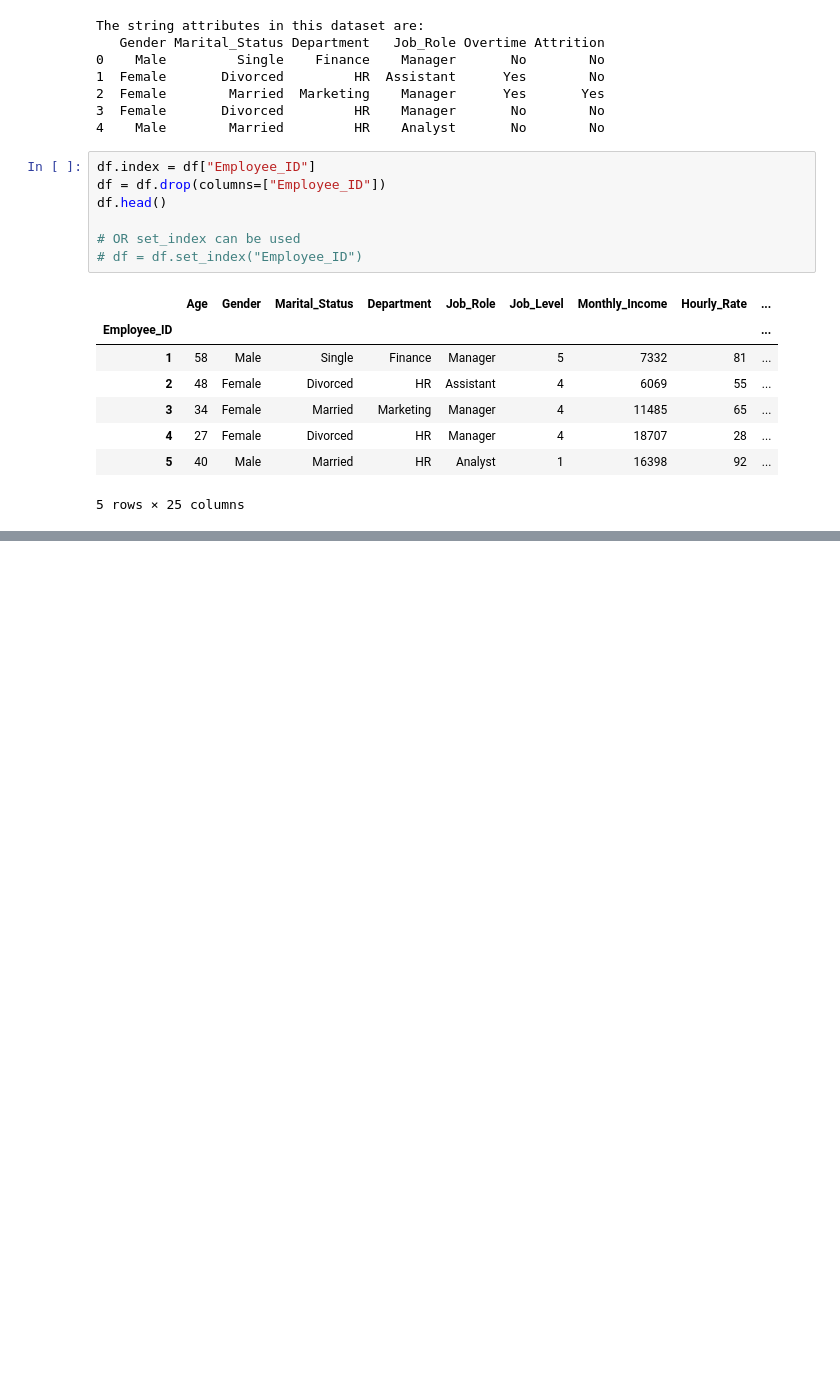
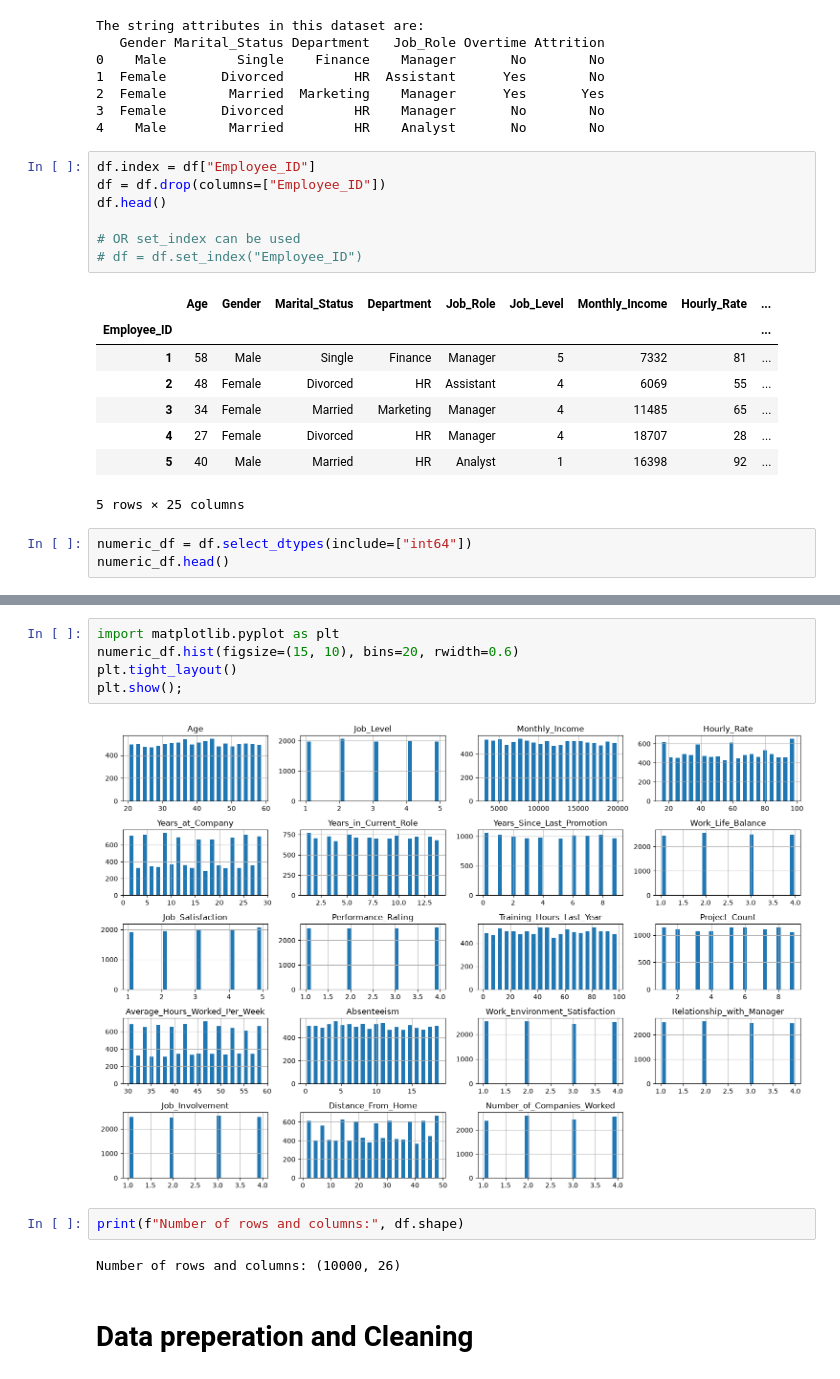
Before and after one commit to chadiboudaher/ml-dl-pytorch, a Jupyter notebook: src/projects/employe-attrition/notebook/eemployee_attrition.ipynb, the cells around one changed output, grey strips where cells are left out. Drawn from its saved outputs; the diff is of its cells as text; blank space fills up the shorter version.

Commit message:
Explore data

```diff
--- a/src/projects/employe-attrition/notebook/eemployee_attrition.ipynb
+++ b/src/projects/employe-attrition/notebook/eemployee_attrition.ipynb
@@ -83,3 +83,6 @@ df.head()
 | 4 | 27 | Female | Divorced | HR | Manager | 4 | 18707 | 28 | ... |
 | 5 | 40 | Male | Married | HR | Analyst | 1 | 16398 | 92 | ... |
 5 rows × 25 columns
+# %%
+numeric_df = df.select_dtypes(include=["int64"])
+numeric_df.head()
@@ -85,0 +97,13 @@ df.head()
+# %%
+import matplotlib.pyplot as plt
+numeric_df.hist(figsize=(15, 10), bins=20, rwidth=0.6)
+plt.tight_layout()
+plt.show();
+# %% [output]
+[figure, added]
+# %%
+print(f"Number of rows and columns:", df.shape)
+# %% [output]
+Number of rows and columns: (10000, 26)
+# %% [markdown]
+# Data preperation and Cleaning
```
Also changed, not shown: parts of 3 cells of this notebook.
